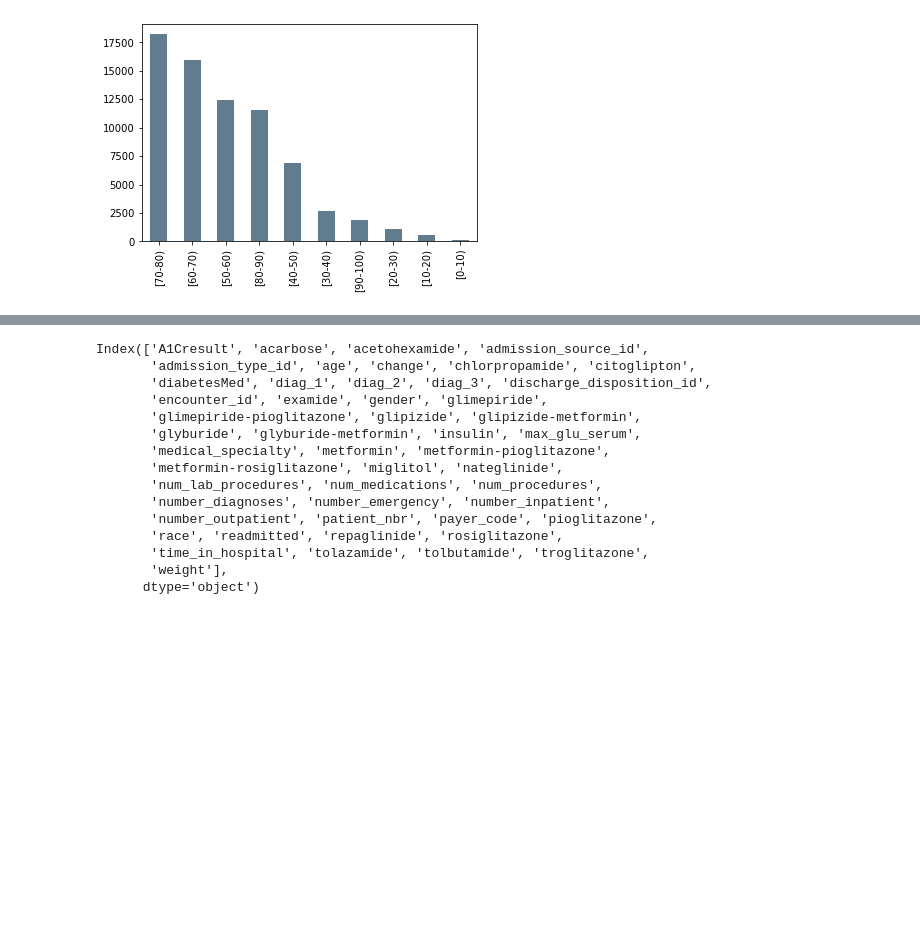
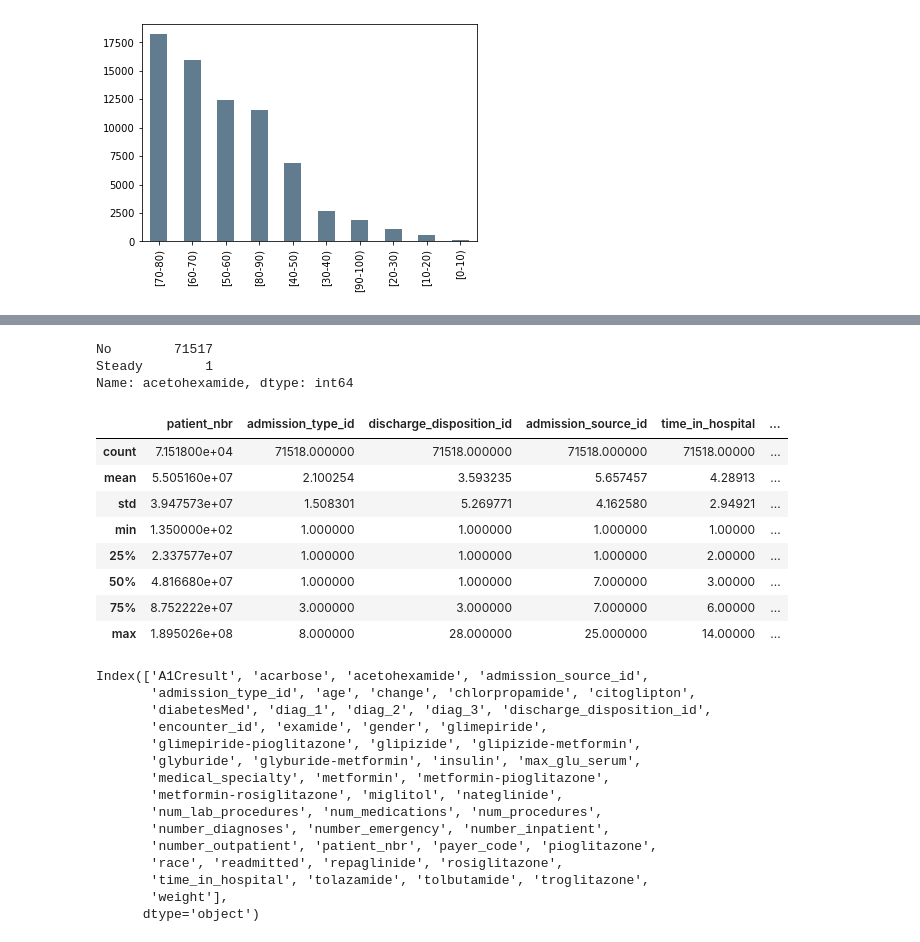
Before and after one commit to bbros7/diabetes-classification, a Jupyter notebook: Diabetes Classifier.ipynb, the cells around one changed output, grey strips where cells are left out. Saved outputs shown, nothing was run; the diff lists cells and outputs as text; code cells hidden in the pictures; blank space fills up the shorter version.

```diff
--- a/Diabetes Classifier.ipynb
+++ b/Diabetes Classifier.ipynb
@@ -182,0 +168,14 @@ indexed_data.age.value_counts().plot(kind='bar',grid=False, color='#607c8e')
+# %%
+# Two possible actions were considered for each column in "list_col":
+# 1) Fill mising values with "unknown" or "other";
+# 2) Drop the column.
+
+# After handling, the resulting dataset will be stored on 'final_df'
+final_df = indexed_data
+# %%
+# 'race', 'diag_1', 'diag_2' and 'diag_3' columns have a 'Other' category, so action 1 for all
+for col in ['race', 'diag_1', 'diag_2', 'diag_3']:
+    final_df.loc[final_df[col] == '?', col] = 'Other'
+
+# 'weight', 'payer_code' and 'medical_specialty' have too many missing values, so action 2
+final_df = final_df.drop(columns=['weight', 'medical_specialty', 'payer_code'])
@@ -242,3 +307,21 @@ dict_values(['2.72%', '96.01%', '43.41%', '48.21%', '0.02%', '0.41%', '1.71%'])
+# %%
+final_df['acetohexamide'].value_counts()
+# %% [output]
+No        71517
+Steady        1
+Name: acetohexamide, dtype: int64
+# %%
+final_df.describe()
+# %% [output]
+|  | patient_nbr | admission_type_id | discharge_disposition_id | admission_source_id | time_in_hospital | ... |
+| count | 7.151800e+04 | 71518.000000 | 71518.000000 | 71518.000000 | 71518.00000 | ... |
+| mean | 5.505160e+07 | 2.100254 | 3.593235 | 5.657457 | 4.28913 | ... |
+| std | 3.947573e+07 | 1.508301 | 5.269771 | 4.162580 | 2.94921 | ... |
+| min | 1.350000e+02 | 1.000000 | 1.000000 | 1.000000 | 1.00000 | ... |
+| 25% | 2.337577e+07 | 1.000000 | 1.000000 | 1.000000 | 2.00000 | ... |
+| 50% | 4.816680e+07 | 1.000000 | 1.000000 | 7.000000 | 3.00000 | ... |
+| 75% | 8.752222e+07 | 3.000000 | 3.000000 | 7.000000 | 6.00000 | ... |
+| max | 1.895026e+08 | 8.000000 | 28.000000 | 25.000000 | 14.00000 | ... |
 # %%
 full_data.columns.sort_values(ascending=True)
 # %% [output]
```
Also changed, not shown: parts of 24 cells of this notebook.
